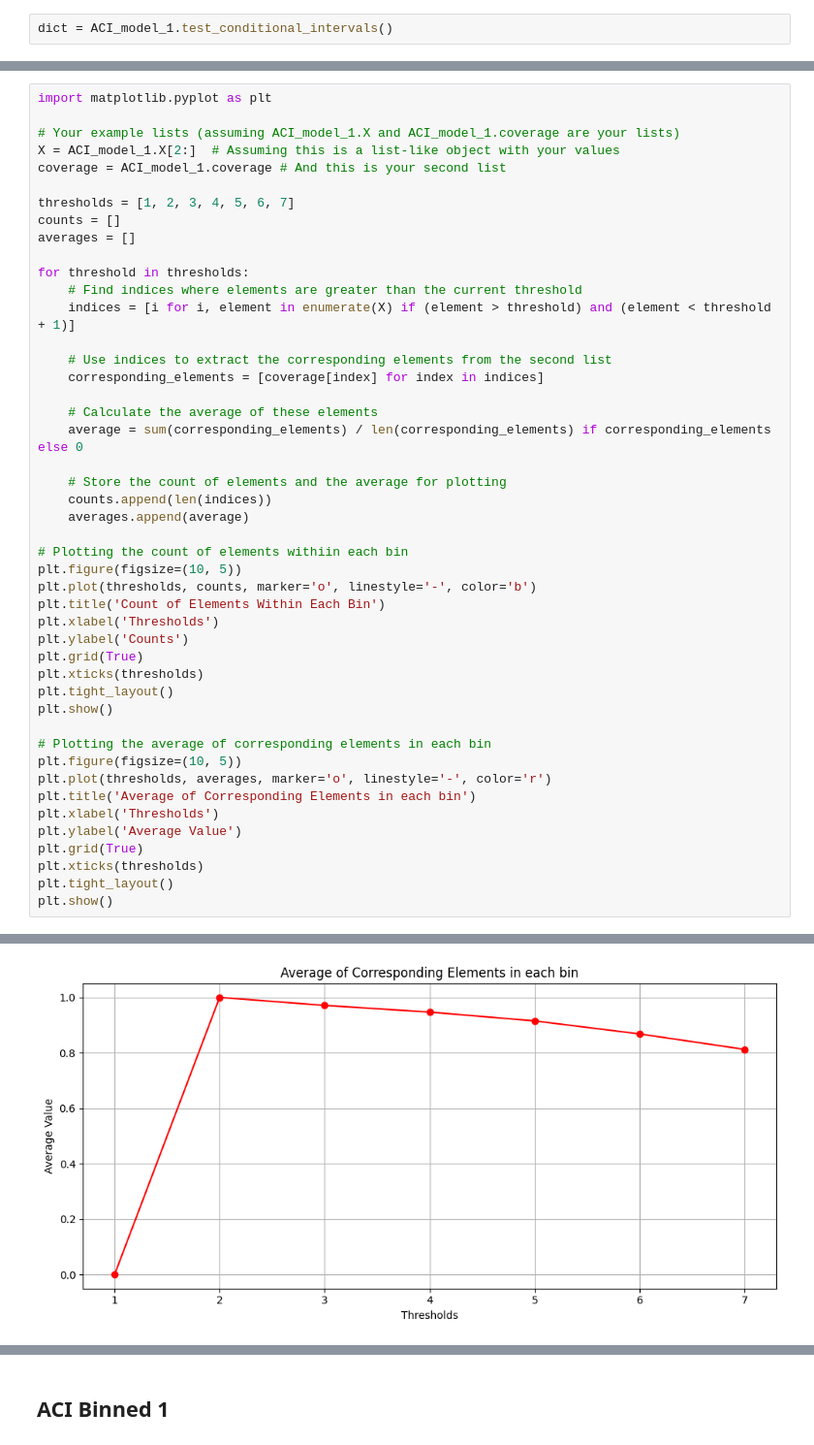
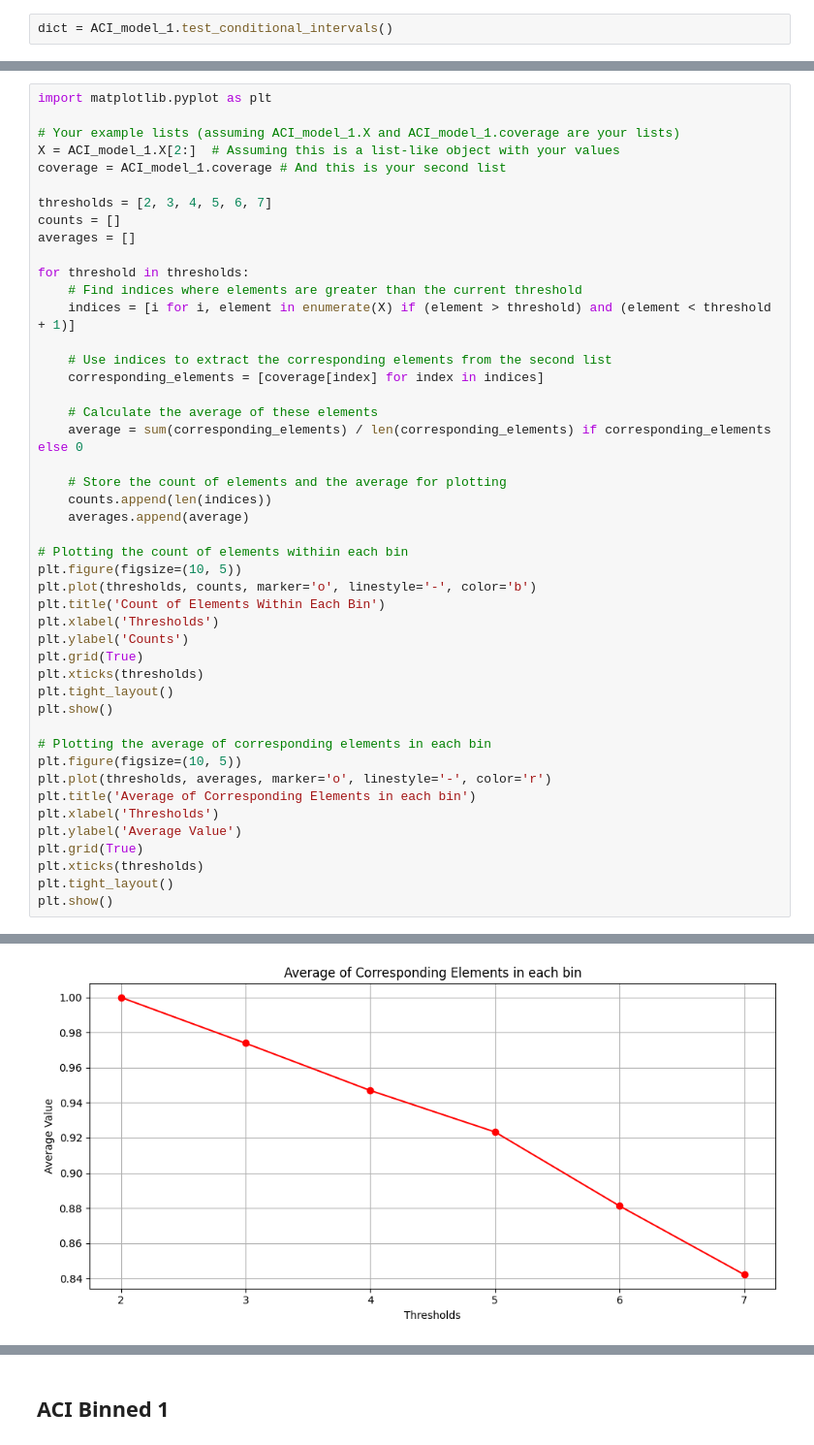
Before and after one commit to zhanghuanyu0619/Distribution_Free_Inference, a Jupyter notebook: Rina2.ipynb, the cells around one changed output, grey strips where cells are left out. Shown: that part at 97% size. Cells and saved outputs as stored; diff of their text form.

```diff
--- a/Rina2.ipynb
+++ b/Rina2.ipynb
@@ -292,7 +319,7 @@ import matplotlib.pyplot as plt
 X = ACI_model_1.X[2:]  # Assuming this is a list-like object with your values
 coverage = ACI_model_1.coverage # And this is your second list
 
-thresholds = [1, 2, 3, 4, 5, 6, 7]
+thresholds = [2, 3, 4, 5, 6, 7]
 counts = []
 averages = []
 
@@ -336 +363 @@ plt.show()
-[figure, old version]
+[figure, new version]
```
Also changed, not shown: parts of 7 cells of this notebook.
